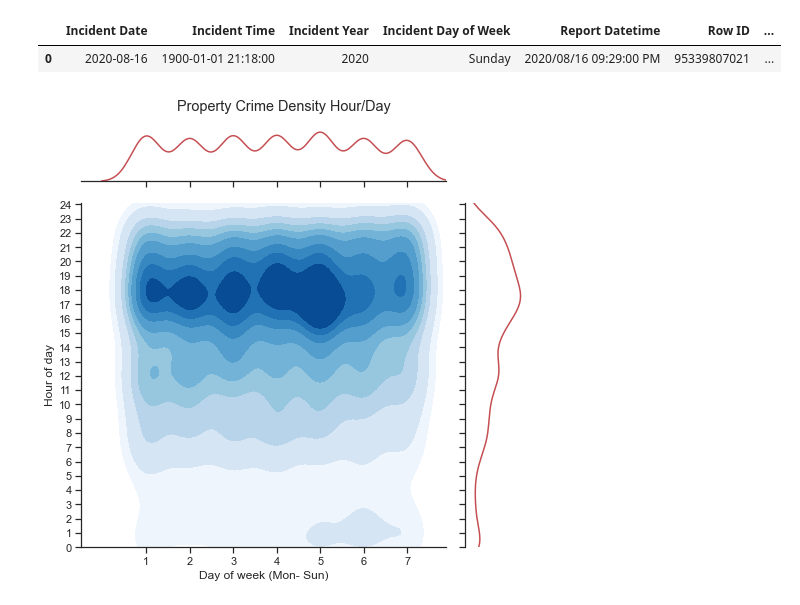
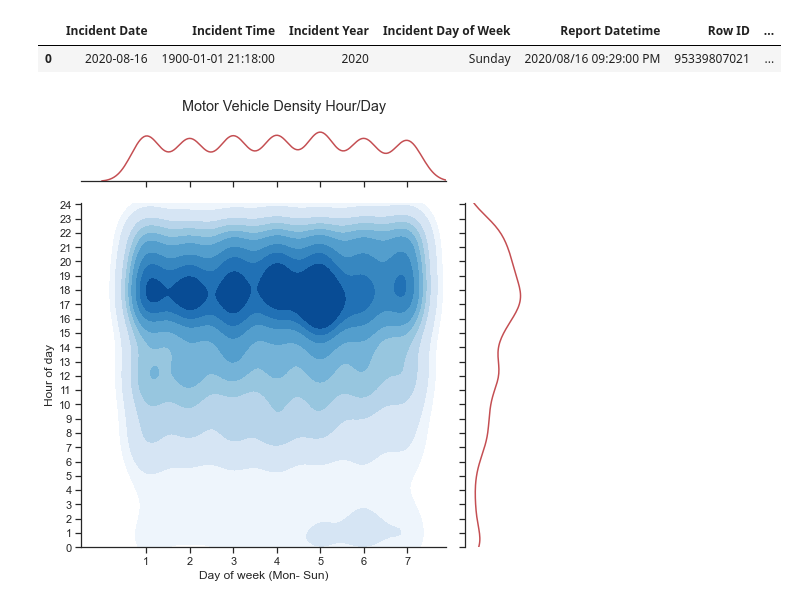
Before and after one commit to baharbiazar/San_Francisco_crime_EDA, a Jupyter notebook: src/sf_crime_analysis.ipynb, the cells around one changed output. Cells and saved outputs as stored; diff of their text form; code cells hidden in the pictures.

```diff
--- a/src/sf_crime_analysis.ipynb
+++ b/src/sf_crime_analysis.ipynb
@@ -229,25 +229,25 @@ vtheft_20.head(1)
 # %%
 # joint map of vehicle theft: day of the week and hour of day
 
 
 ax = sns.set(style= 'ticks')
 #sns.set(rc={'figure.figsize':(20,10)})
 
 
 f= vtheft_20['Incident Day of Week'].replace({ 'Monday': 1 , 'Tuesday': 2, 'Wednesday':3 , 'Thursday':4, 'Friday': 5, 'Saturday':6, 'Sunday': 7} )
 j= vtheft_20['Incident Time'].dt.hour
 
 a= sns.jointplot(f , j, kind = 'kde', color = 'r', shade = True, cmap='Blues', height = 7, space = 0.5,  xlim=(-.5,7.9), ylim=(0,24.1))
 a.ax_joint.set_xticks([ 1, 2, 3, 4, 5, 6,7])
 a.ax_joint.set_xlabel('Day of week (Mon- Sun)')
 a.ax_joint.set_ylabel('Hour of day')
 a.ax_joint.set_yticks(range(25))
 
-a.fig.suptitle('Property Crime Density Hour/Day')
+a.fig.suptitle('Motor Vehicle Density Hour/Day')
 #a.ax_joint.collections[0].set_alpha(0)
 #a.fig.tight_layout()
 
 plt.tight_layout()
 plt.savefig("../images/vtheft.png");
 # %% [output]
-[figure, old version]
+[figure, new version]
```
Also changed, not shown: parts of 9 cells of this notebook, 15 other files.
